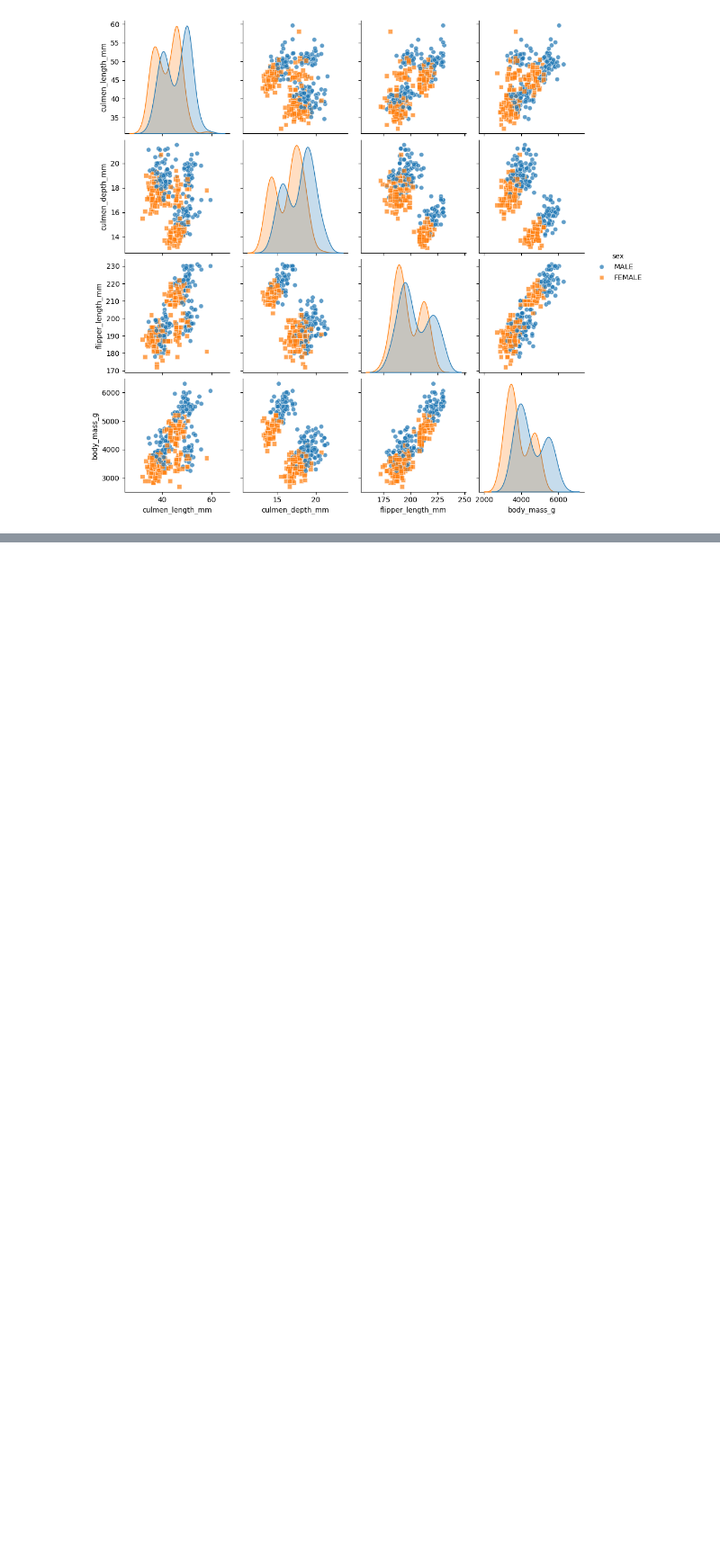
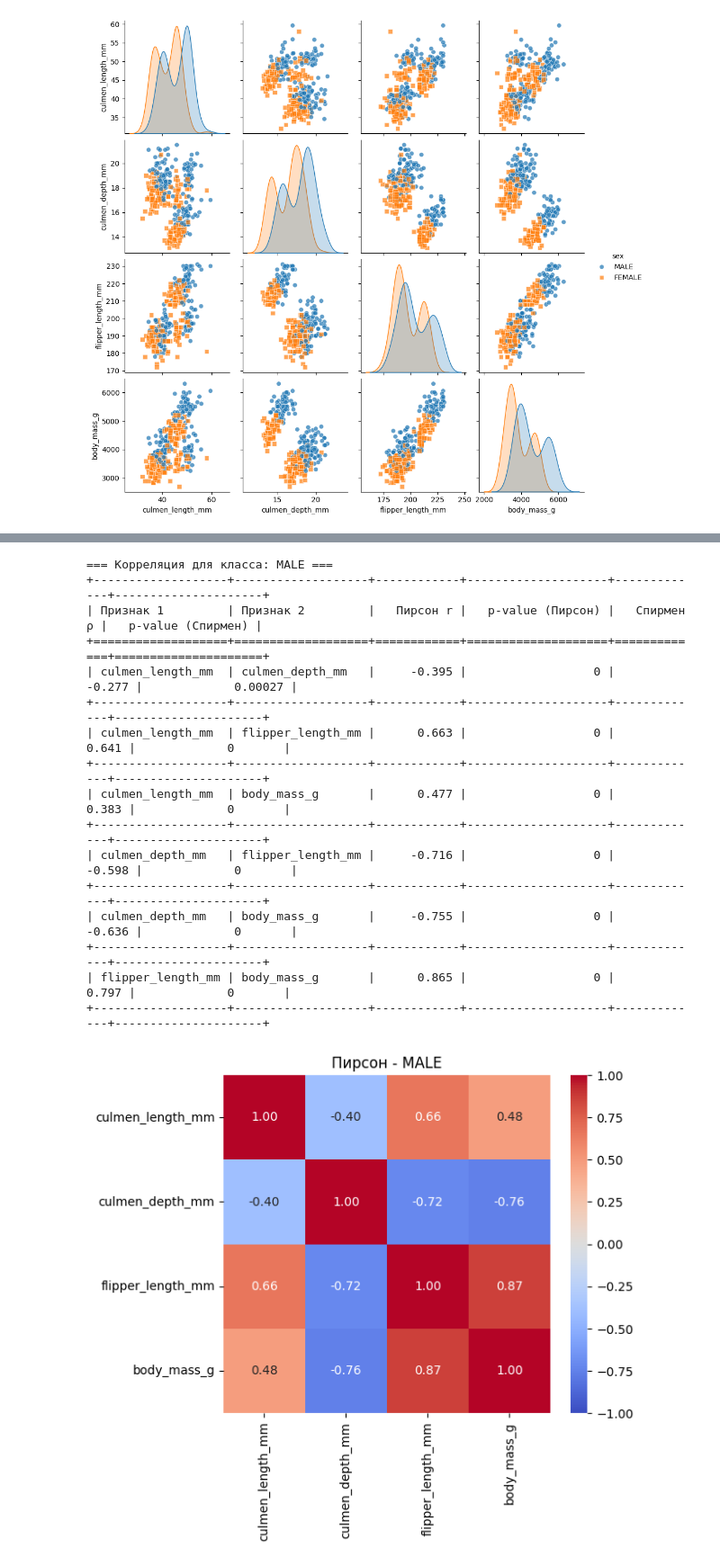
Before and after one commit to unkwerror/NSU_Statistic, a Jupyter notebook: lab1/lab1.ipynb, the cells around one changed output, grey strips where cells are left out. Shown at 90% size. Cells and saved outputs as stored; diff of their text form; code cells hidden in the pictures; blank space fills up the shorter version.

```diff
--- a/lab1/lab1.ipynb
+++ b/lab1/lab1.ipynb
@@ -182,0 +259,26 @@ for target in targets:
+# %%
+for target in targets:
+    print(f"\nКорреляция по классам: {target}")
+    for cls in df[target].unique():
+        print(f"\n=== Корреляция для класса: {cls} ===")
+        correlation_table(df[df[target]==cls], features)
+        heatmap_corr(df[df[target]==cls], features, method="pearson", title=f"Пирсон - {cls}")
+        heatmap_corr(df[df[target]==cls], features, method="spearman", title=f"Спирмен - {cls}")
+# %% [output]
+=== Корреляция для класса: MALE ===
++-------------------+-------------------+------------+--------------------+-------------+---------------------+
+| Признак 1         | Признак 2         |   Пирсон r |   p-value (Пирсон) |   Спирмен ρ |   p-value (Спирмен) |
++===================+===================+============+====================+=============+=====================+
+| culmen_length_mm  | culmen_depth_mm   |     -0.395 |                  0 |      -0.277 |             0.00027 |
++-------------------+-------------------+------------+--------------------+-------------+---------------------+
+| culmen_length_mm  | flipper_length_mm |      0.663 |                  0 |       0.641 |             0       |
++-------------------+-------------------+------------+--------------------+-------------+---------------------+
+| culmen_length_mm  | body_mass_g       |      0.477 |                  0 |       0.383 |             0       |
++-------------------+-------------------+------------+--------------------+-------------+---------------------+
+| culmen_depth_mm   | flipper_length_mm |     -0.716 |                  0 |      -0.598 |             0       |
++-------------------+-------------------+------------+--------------------+-------------+---------------------+
+| culmen_depth_mm   | body_mass_g       |     -0.755 |                  0 |      -0.636 |             0       |
++-------------------+-------------------+------------+--------------------+-------------+---------------------+
+| flipper_length_mm | body_mass_g       |      0.865 |                  0 |       0.797 |             0       |
++-------------------+-------------------+------------+--------------------+-------------+---------------------+
+[figure, added]
```
Also changed, not shown: parts of 6 cells of this notebook.
